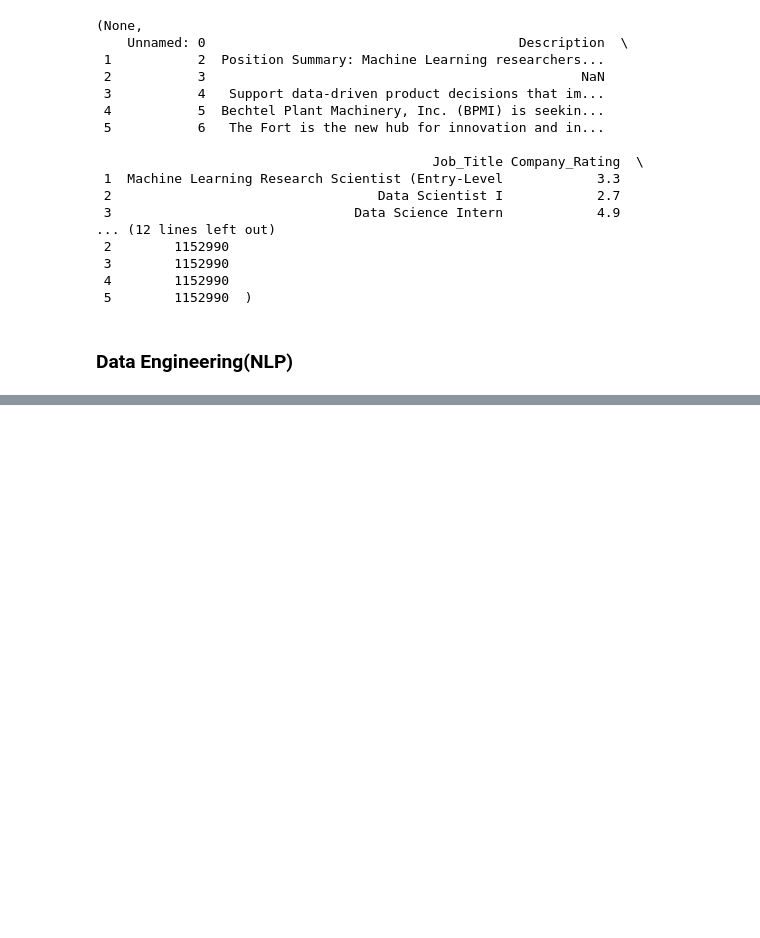
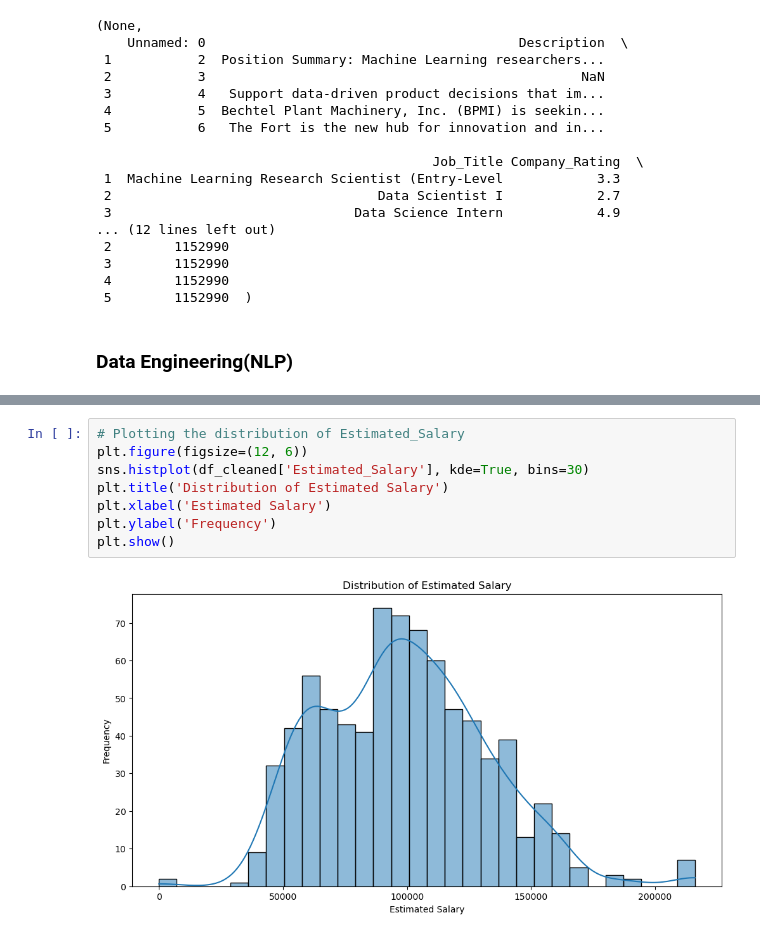
Before and after one commit to Carolscarol/DSC-Capstone-Project, a Jupyter notebook: notebook.ipynb, the cells around one changed output, grey strips where cells are left out. Drawn from its saved outputs; the diff is of its cells as text; blank space fills up the shorter version.

```diff
--- a/notebook.ipynb
+++ b/notebook.ipynb
@@ -254,0 +272,10 @@ df[['Description_tokens','Name_tokens','Title_tokens','Location_tokens']].head()
+# %%
+# Plotting the distribution of Estimated_Salary
+plt.figure(figsize=(12, 6))
+sns.histplot(df_cleaned['Estimated_Salary'], kde=True, bins=30)
+plt.title('Distribution of Estimated Salary')
+plt.xlabel('Estimated Salary')
+plt.ylabel('Frequency')
+plt.show()
+# %% [output]
+[figure, added]
```
Also changed, not shown: parts of 18 cells of this notebook.
